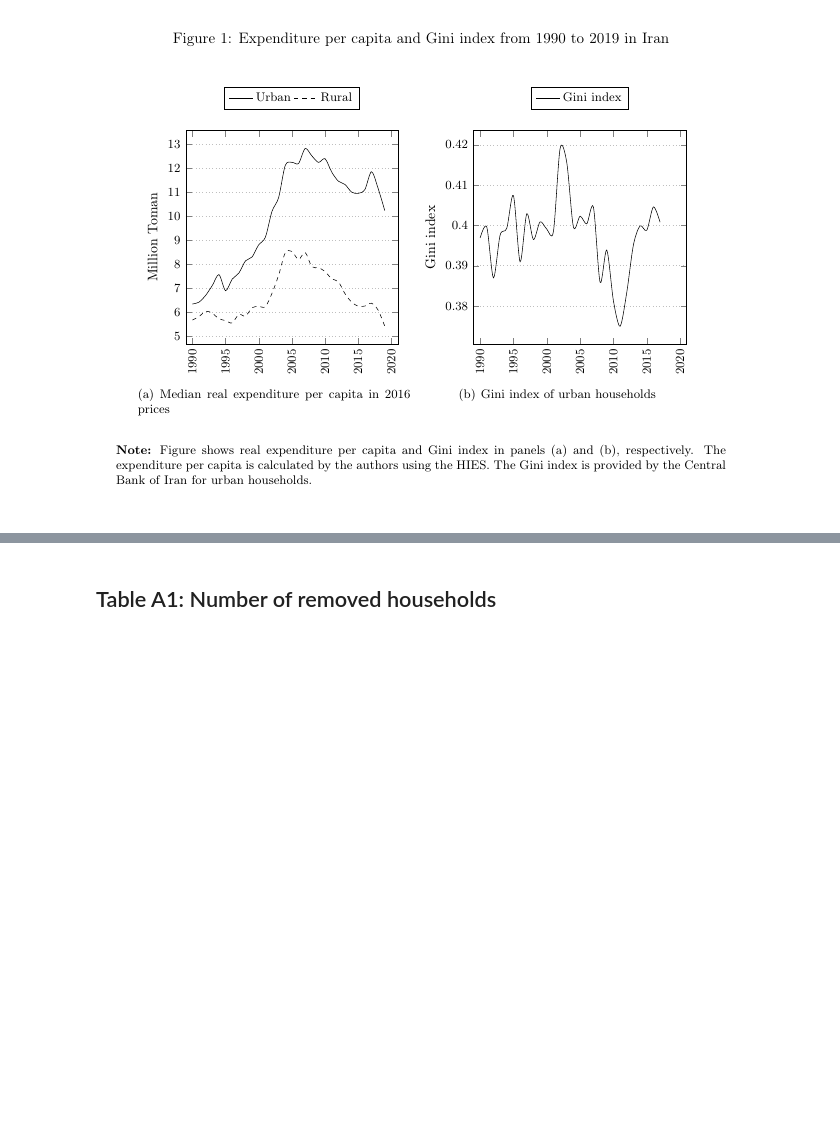
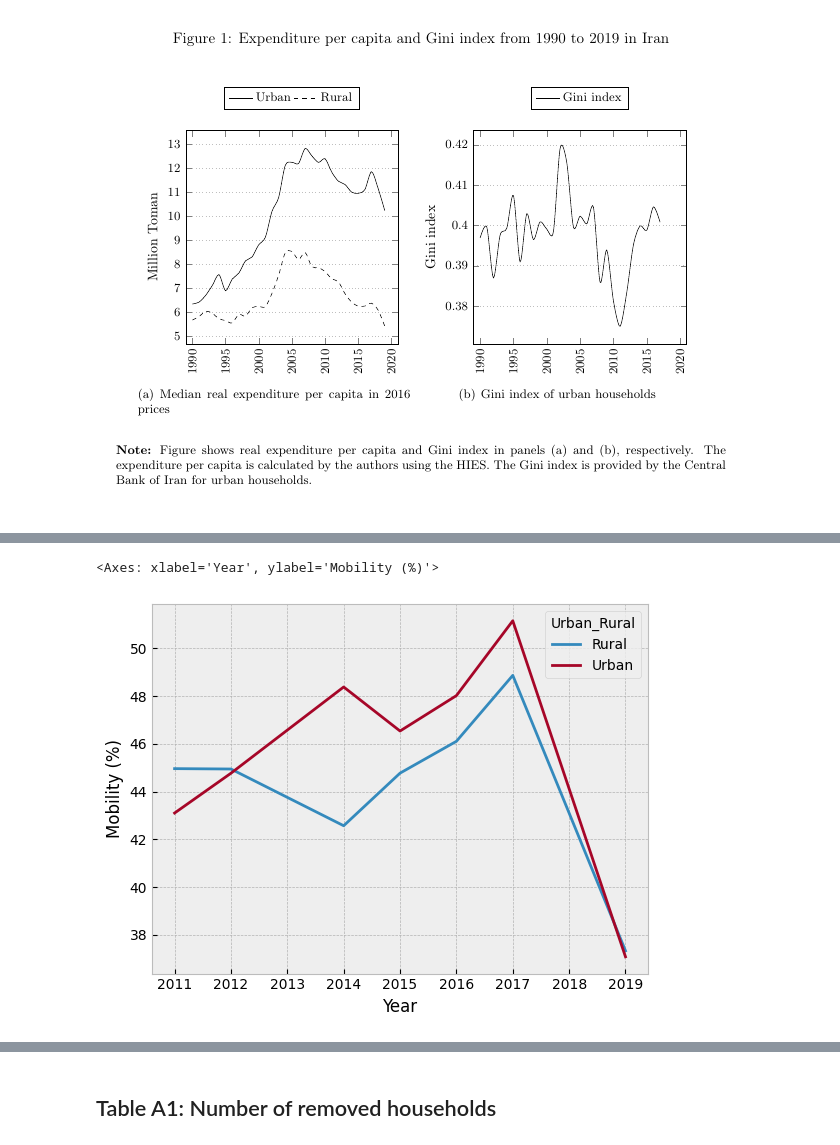
Before and after one commit to Iran-Open-Data/HBSIR_OLD, a Jupyter notebook: knowladge_base/amanzadeh_naser/amanzadeh_heydari_2023/main_article.ipynb, the cells around one changed output, grey strips where cells are left out. Drawn from its saved outputs; the diff is of its cells as text; code cells hidden in the pictures; blank space fills up the shorter version.

```diff
--- a/knowladge_base/amanzadeh_naser/amanzadeh_heydari_2023/main_article.ipynb
+++ b/knowladge_base/amanzadeh_naser/amanzadeh_heydari_2023/main_article.ipynb
@@ -287,0 +270,45 @@ report_pages[18].crop((100, 300, 750, 800))
+# %%
+year_id = pd.MultiIndex.from_frame(
+    finel_filter.to_frame()
+    .loc[finel_filter]
+    .reset_index()
+    .pipe(
+        lambda df:
+        pd.concat(
+            [df, df.eval("Year = Year - 1")],
+            ignore_index=True
+        )
+    )
+    .loc[:, ["Year", "ID"]]
+    .drop_duplicates()
+)
+# %%
+weights = (
+    hbsir.load_table("Weights", years=YEARS)
+    .set_index(["Year", "ID"])
+    .loc[year_id]
+    .unstack("Year")
+)
+# %%
+aiim = (
+    real_income
+    .loc[year_id, ["Urban_Rural", "Real_Expenditure"]]
+    .set_index("Urban_Rural", append=True)
+    .unstack("Year")
+    .sort_index(axis="columns")
+    .pipe(lambda df: df.shift(axis="columns").subtract(df).multiply(-1))
+    .droplevel(0, axis="columns")
+    .drop(columns=[1389])
+    .groupby("Urban_Rural").apply(
+        lambda df: df.ge(0).mul(weights).sum().div(df.notna().mul(weights).sum()).mul(100)
+    )
+    .droplevel(0, axis="columns")
+    .transpose()
+    .dropna()
+    .pipe(lambda df: df.set_axis(df.index + 621, axis="index"))
+)
+# %%
+aiim.plot(ylabel="Mobility (%)")
+# %% [output]
+<Axes: xlabel='Year', ylabel='Mobility (%)'>
+[figure, added]
```
Also changed, not shown: parts of 25 cells of this notebook.
